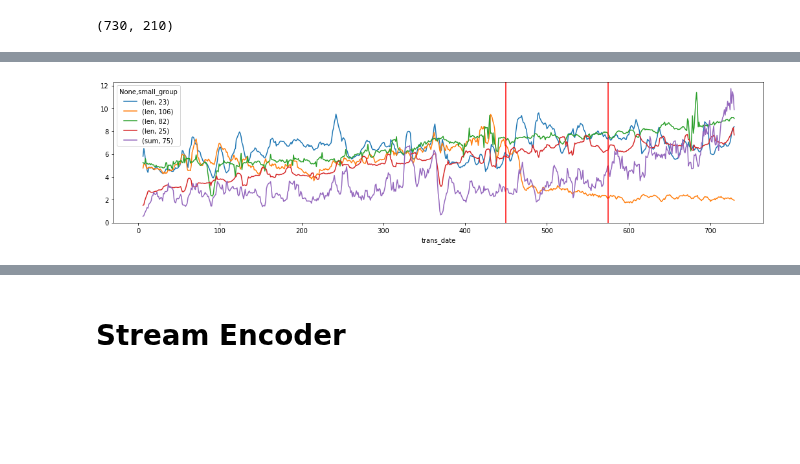
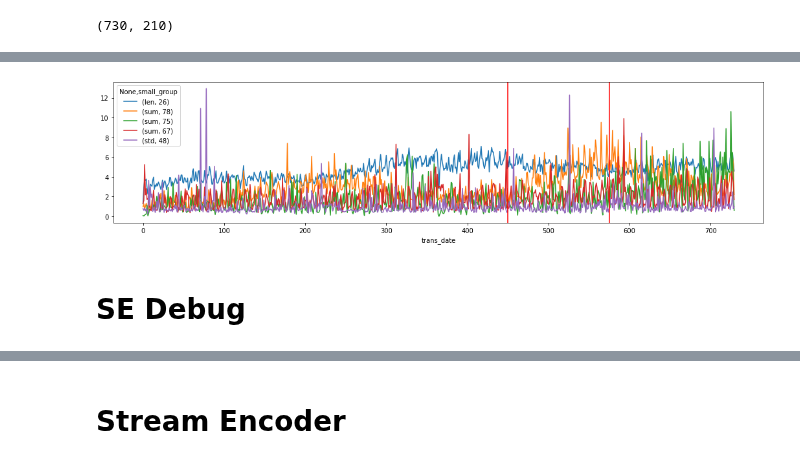
Before and after one commit to dllllb/pytorch-lifestream, a Jupyter notebook: experiments/scenario_age_pred/notebooks/macro_task.ipynb, the cells around one changed output, grey strips where cells are left out. Drawn from its saved outputs; the diff is of its cells as text; code cells hidden in the pictures; blank space fills up the shorter version.

```diff
--- a/experiments/scenario_age_pred/notebooks/macro_task.ipynb
+++ b/experiments/scenario_age_pred/notebooks/macro_task.ipynb
@@ -30,5 +34,5 @@ df_trx.head()
 | 3 | 33172 | 9 | 11 | 15.983 |
 | 4 | 33172 | 10 | 11 | 21.341 |
 # %%
-s_all_targets = df_trx.groupby('trans_date')['amount_rur'].sum().sort_index()
+s_y = df_trx.groupby('trans_date')['amount_rur'].sum().sort_index()
 # %%
@@ -71,6 +66,6 @@ df_features = df_trx[lambda x: x['small_group'].isin(used_small_group)].pivot_ta
     columns='small_group',
     values='amount_rur',
     aggfunc=[len, 'sum', 'std'],
-).reindex(s_all_targets.index).fillna(0)
+).reindex(s_y.index).fillna(0)
 # %%
-df_features = df_features.rolling(window=7).sum()
+# df_features = df_features.rolling(window=7).sum()
@@ -105,8 +102,11 @@ df_features
 730 rows × 210 columns
 # %%
-df_features.iloc[:, np.random.choice(df_features.shape[1], 5, replace=False)].plot(figsize=(18, 4))
+ix_rand_features = np.random.choice(df_features.shape[1], 5, replace=False)
+df_features.iloc[:, ix_rand_features].plot(figsize=(18, 4))
 plt.axvline(450, color='red')
 plt.axvline(575, color='red')
 plt.show()
 # %% [output]
-[figure, old version]
+[figure, new version]
+# %% [markdown]
+# SE Debug
```
Also changed, not shown: parts of 60 cells of this notebook, 2 other files.
